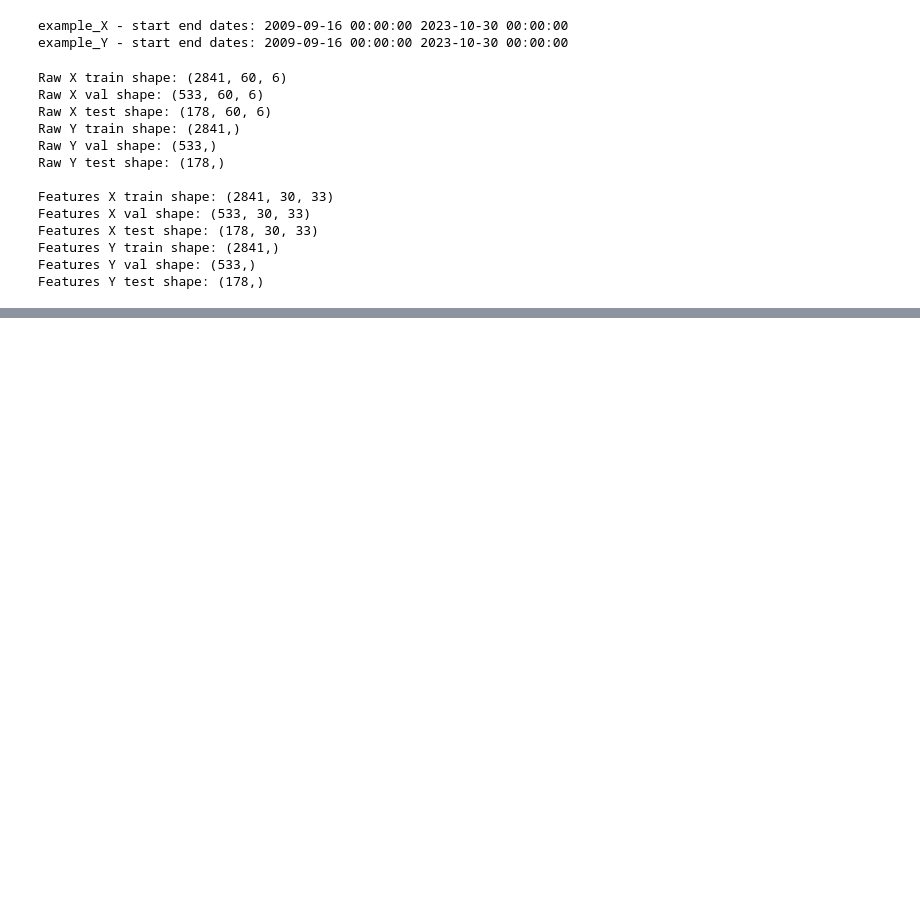
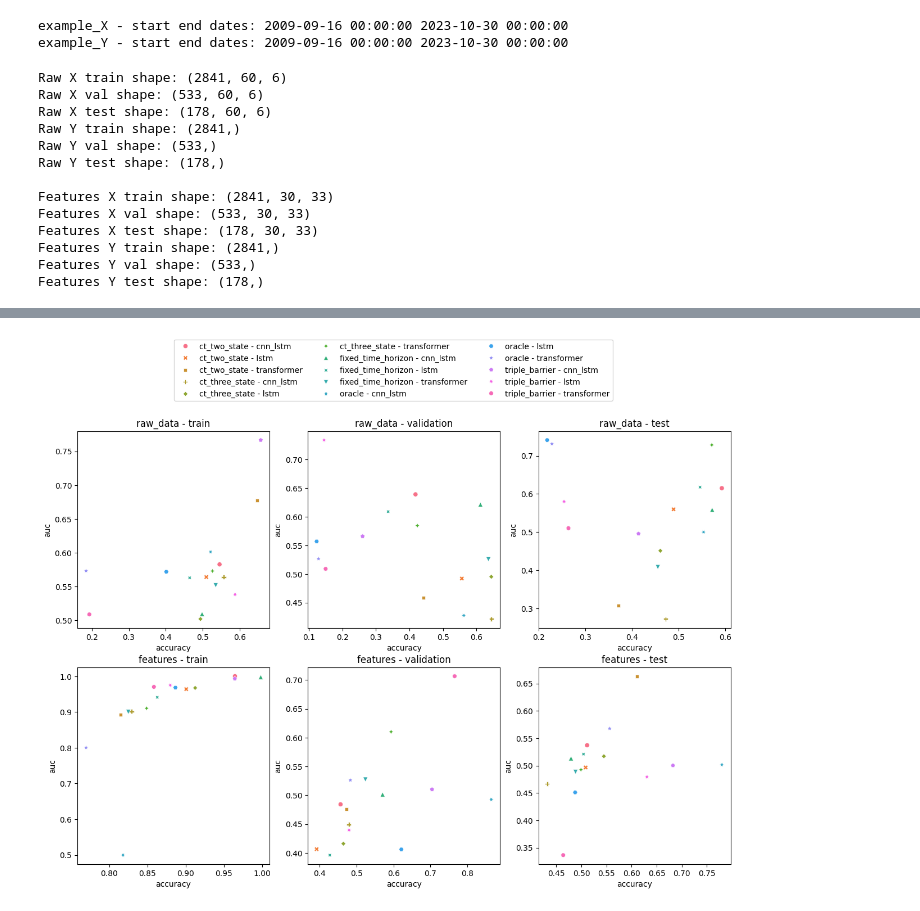
Before and after one commit to MDzaja/MasterThesis, a Jupyter notebook: models/test.ipynb, the cells around one changed output, grey strips where cells are left out. Saved outputs shown, nothing was run; the diff lists cells and outputs as text; code cells hidden in the pictures; blank space fills up the shorter version.

```diff
--- a/models/test.ipynb
+++ b/models/test.ipynb
@@ -189,0 +208,4 @@ print(filtered_df[['features_used', 'model_name', 'labeling_algorithm']].drop_du
+# %%
+metrics_df = model_utils.plot_acc_auc('../artifacts/models/test_logs/all_comb_weighted_patience_20/metrics.json')
+# %% [output]
+[figure, added]
```
Also changed, not shown: parts of 9 cells of this notebook, 15 other files.
